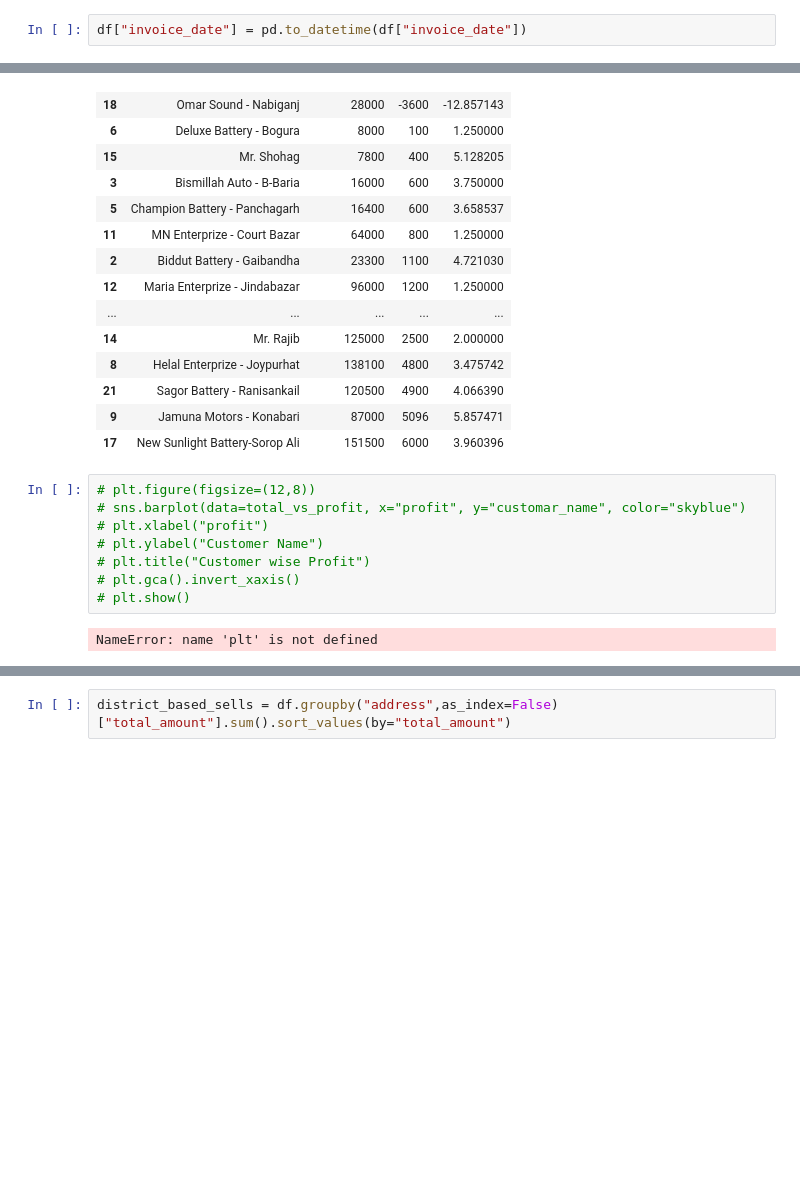
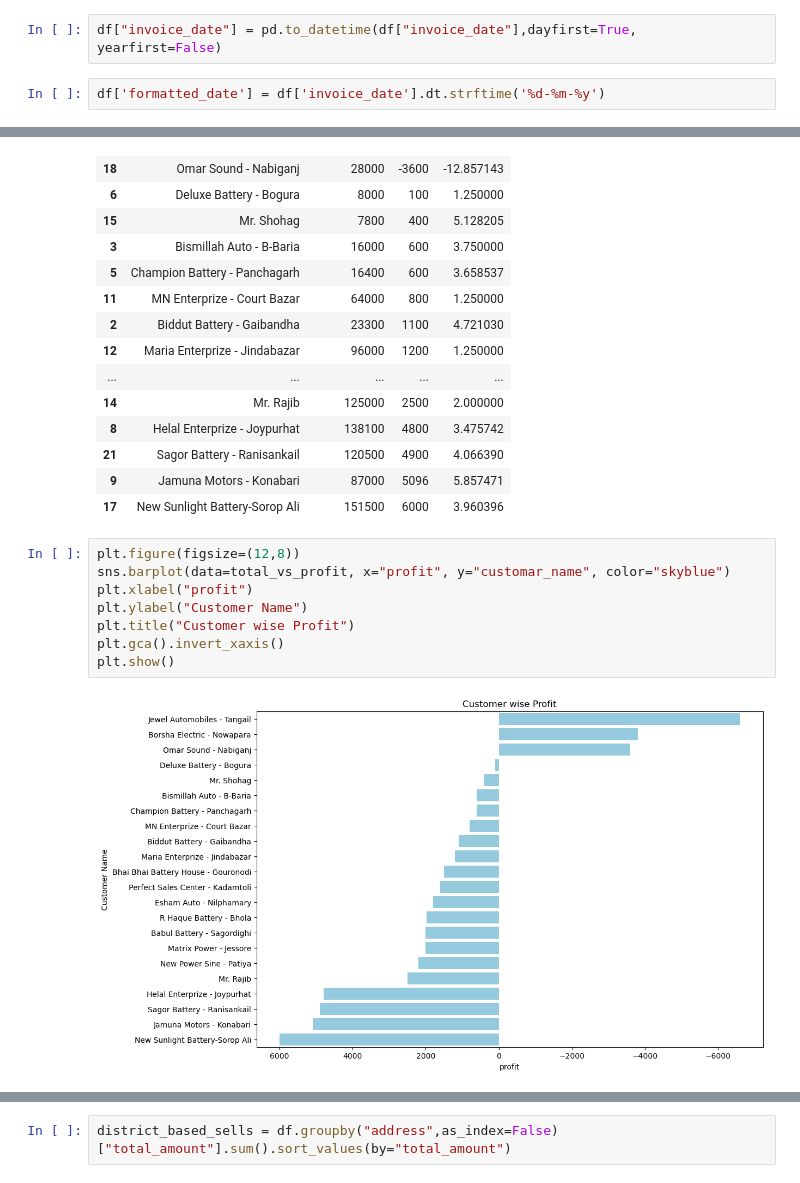
Before and after one commit to monimahmadh/Power-Up-Solutions-Business-Insight, a Jupyter notebook: keep going.ipynb, the cells around one changed output, grey strips where cells are left out. Saved outputs shown, nothing was run; the diff lists cells and outputs as text; blank space fills up the shorter version.

```diff
--- a/keep going.ipynb
+++ b/keep going.ipynb
@@ -198,4 +198,6 @@ df.head()
 | 3 | PUS-22922024-01 | 14-Jan-2024 | Mr. Rajib | Munshiganj | 1913774779 | Luminous Eco Watt Neo 700/12V IPS... | 3 | 7000 | ... |
 | 4 | PUS-22922024-01 | 14-Jan-2024 | Mr. Rajib | Munshiganj | 1913774779 | Luminous Eco Watt Neo 1050/12V IP... | 13 | 8000 | ... |
 # %%
-df["invoice_date"] = pd.to_datetime(df["invoice_date"])
+df["invoice_date"] = pd.to_datetime(df["invoice_date"],dayfirst=True, yearfirst=False)
+# %%
+df['formatted_date'] = df['invoice_date'].dt.strftime('%d-%m-%y')
@@ -248,13 +285,13 @@ total_vs_profit
 | 9 | Jamuna Motors - Konabari | 87000 | 5096 | 5.857471 |
 | 17 | New Sunlight Battery-Sorop Ali | 151500 | 6000 | 3.960396 |
 # %%
-# plt.figure(figsize=(12,8))
-# sns.barplot(data=total_vs_profit, x="profit", y="customar_name", color="skyblue")
-# plt.xlabel("profit")
-# plt.ylabel("Customer Name")
-# plt.title("Customer wise Profit")
-# plt.gca().invert_xaxis()
-# plt.show()
+plt.figure(figsize=(12,8))
+sns.barplot(data=total_vs_profit, x="profit", y="customar_name", color="skyblue")
+plt.xlabel("profit")
+plt.ylabel("Customer Name")
+plt.title("Customer wise Profit")
+plt.gca().invert_xaxis()
+plt.show()
 # %% [output]
-NameError: name 'plt' is not defined
+[figure, added]
 # %%
```
Also changed, not shown: parts of 16 cells of this notebook, 1 other file.
